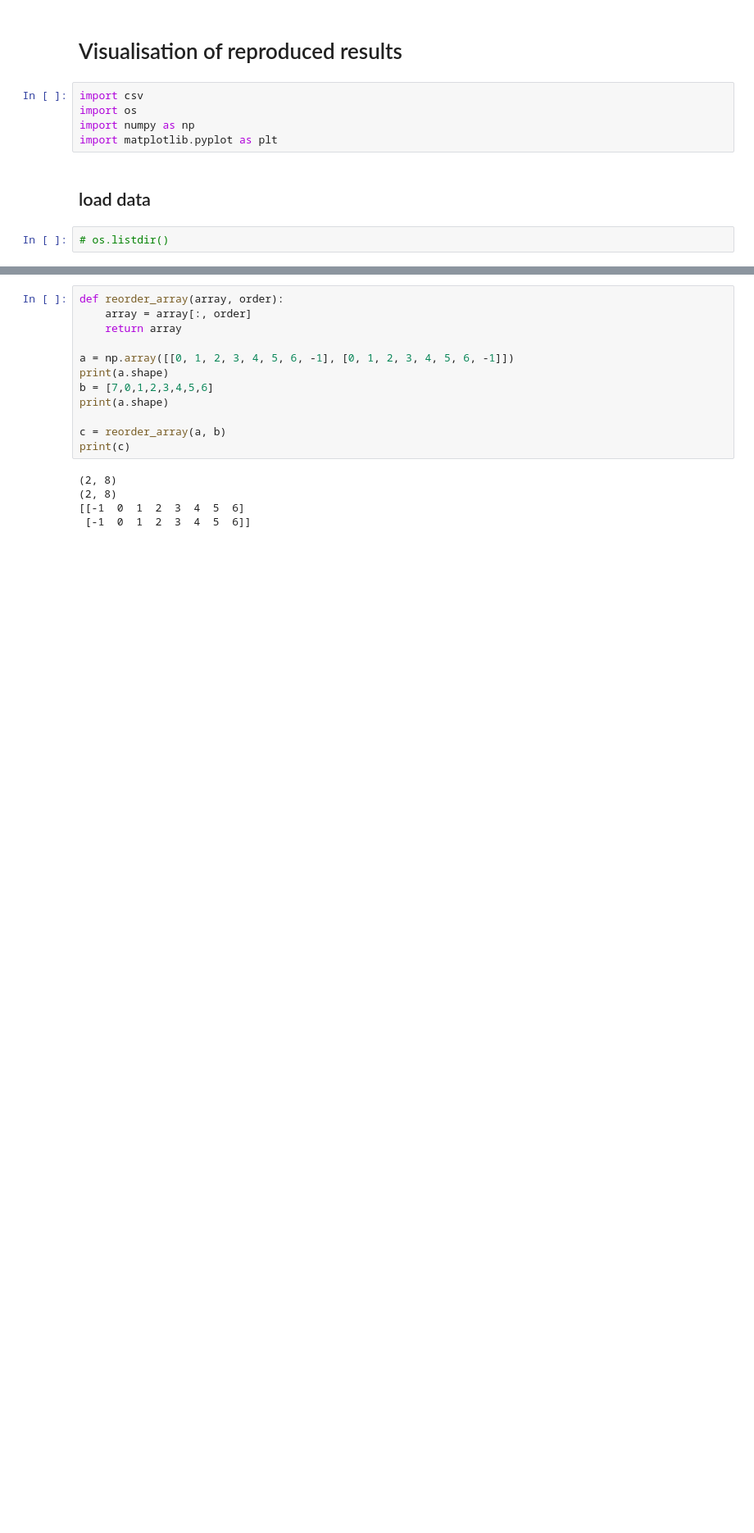
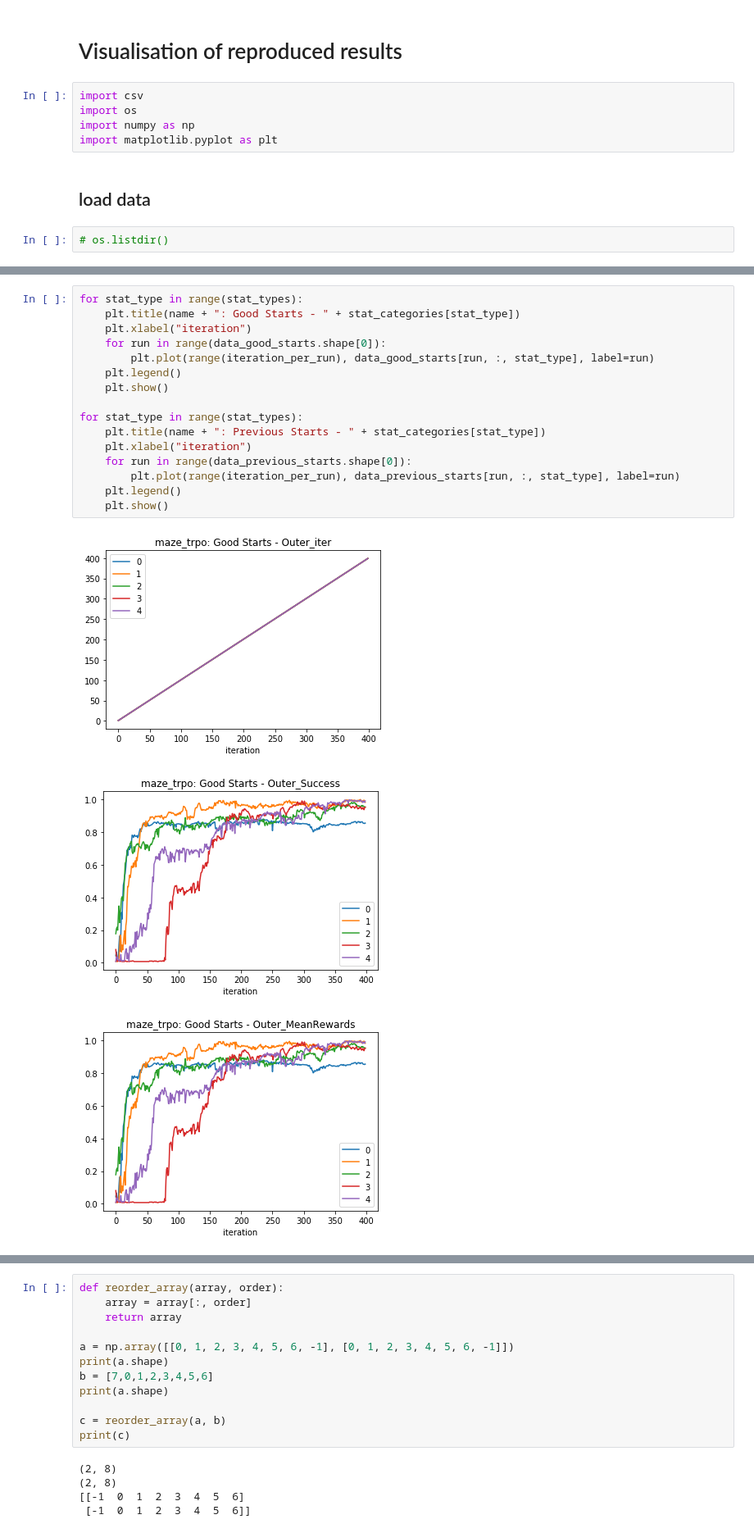
Before and after one commit to megan-klaiber/dl-lab-project, a Jupyter notebook: Visualisation_of_Reproduced_Results.ipynb, the cells around one changed output, grey strips where cells are left out. Shown at 82% size. Drawn from its saved outputs; the diff is of its cells as text; blank space fills up the shorter version.

```diff
--- a/Visualisation_of_Reproduced_Results.ipynb
+++ b/Visualisation_of_Reproduced_Results.ipynb
@@ -11,0 +115,20 @@ import matplotlib.pyplot as plt
+# %%
+for stat_type in range(stat_types):
+    plt.title(name + ": Good Starts - " + stat_categories[stat_type])
+    plt.xlabel("iteration")
+    for run in range(data_good_starts.shape[0]):
+        plt.plot(range(iteration_per_run), data_good_starts[run, :, stat_type], label=run)
+    plt.legend()
+    plt.show()
+
+for stat_type in range(stat_types):
+    plt.title(name + ": Previous Starts - " + stat_categories[stat_type])
+    plt.xlabel("iteration")
+    for run in range(data_previous_starts.shape[0]):
+        plt.plot(range(iteration_per_run), data_previous_starts[run, :, stat_type], label=run)
+    plt.legend()
+    plt.show()
+# %% [output]
+[figure, added]
+[figure, added]
+[figure, added]
```
Also changed, not shown: parts of 7 cells of this notebook, 10 other files.
